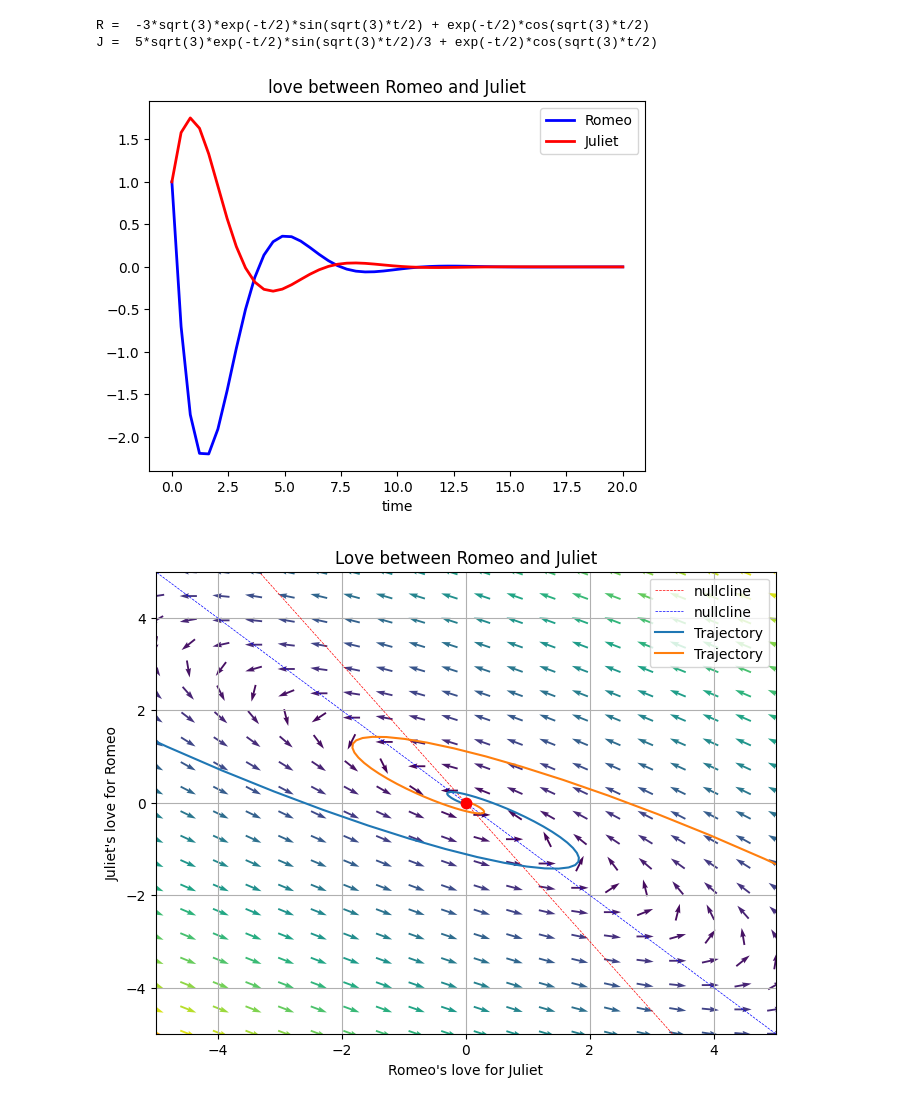
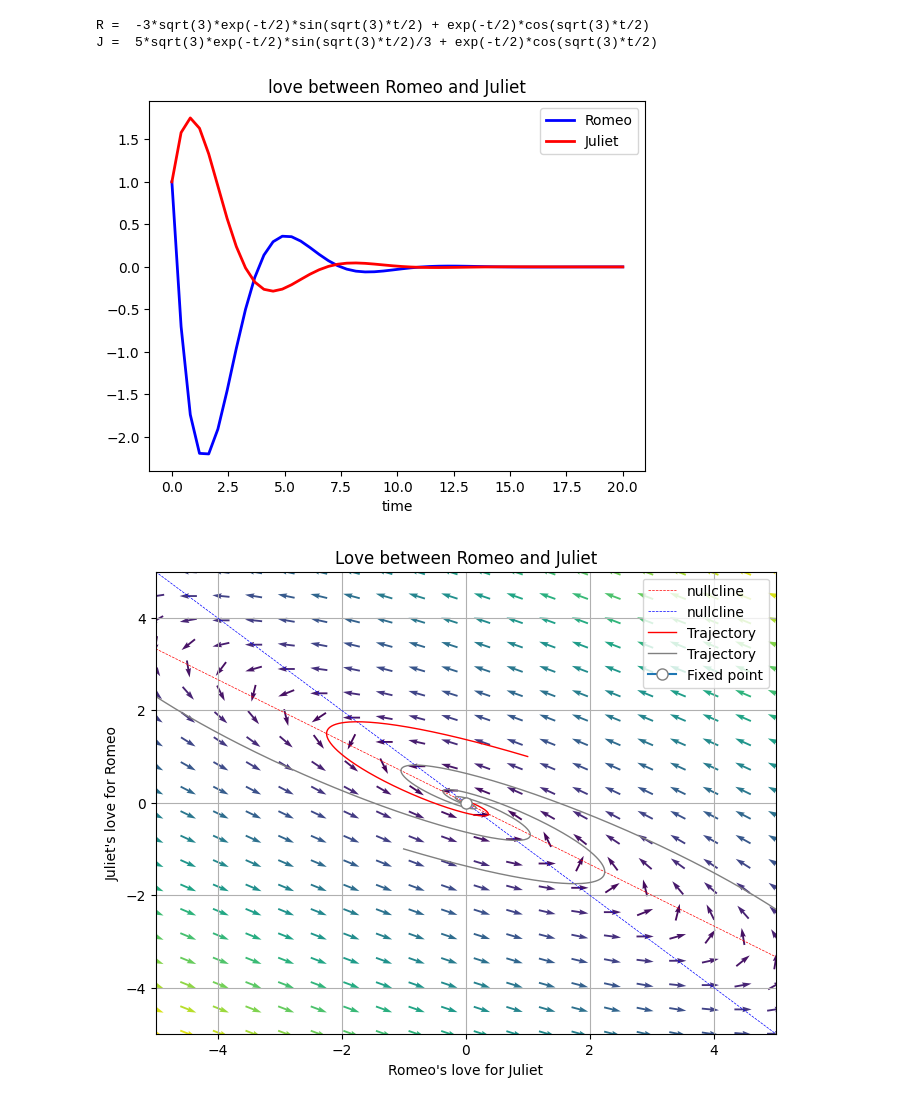
Before and after one commit to NHuyHoangg/MHH213, a Jupyter notebook: t.ipynb, the cells around one changed output. Cells and saved outputs as stored; diff of their text form; code cells hidden in the pictures.

```diff
--- a/t.ipynb
+++ b/t.ipynb
@@ -1,4 +1,5 @@
 # %%
+from turtle import color
 from scipy.integrate import odeint
 import numpy as np
 import matplotlib.pyplot as plt
@@ -48,37 +49,13 @@ y = odeint(love,y0,t)
 plt.plot(t,y[:,0], 'b-', linewidth = 2.0)
 plt.plot(t,y[:,1],'r-', linewidth=2.0)
 plt.xlabel("time")
-# plt.ylabel("y[R,J]")
 plt.title("love between Romeo and Juliet")
 plt.legend(["Romeo","Juliet"])
-# plt.xlim([0, 20])
-# plt.ylim([-100, 100])
 plt.savefig('images/plot.png')
 plt.show()
 
 
 # draw phase portrait
-def f(x,y):
-    return a*x+b*y
-def g(x,y):
-    return c*x+d*y
-
-# initialize lists containing values
-x = []
-y = []
-
-fp = []
-
-def find_fixed_points(r):
-    for x in range(r):
-        for y in range(r):
-            if ((f(x,y) == 0) and (g(x,y) == 0)):
-                fp.append((x,y))
-                # print('The system has a fixed point in %s,%s' % (x,y))
-    return fp
-
-find_fixed_points(10)
-
 fig2 = plt.figure(figsize=(8,6))
 ax4 = fig2.add_subplot(1,1,1)
 
@@ -87,56 +64,70 @@ y = np.arange(0,2,20)
 
 
 # plot nullclines
-ax4.plot([-5*(-a/b),5*(-a/b)],[-5,5], 'r--', lw=0.5, label='nullcline')
-ax4.plot([-5*(-c/d),5*(-c/d)],[-5,5], 'b--', lw=0.5, label='nullcline')
+ax4.plot([-5,5], [-5*(-a/b),5*(-a/b)], 'r--', lw=0.5, label='nullcline')
+ax4.plot([-5,5], [-5*(-c/d),5*(-c/d)], 'b--', lw=0.5, label='nullcline')
 
-values = np.linspace(0.1, 2, 2)
-t = np.linspace(0, 150, 1000)
+
+t = np.linspace(0, 150, 10000)
 
 # Starting point of each trajectory
-P0 = [5,5]
+P0 = [1,1]
 # Integrate system of ODEs to get x and y values
 P = odeint(love, P0, t)
 # Plot each trajectory
 ax4.plot( P[:,0], P[:,1],
         # Assign starting point to trajectory label
-        label='Trajectory' )
-P0 = [-5,-5]
+        label='Trajectory', color = 'red', lw = 1)
+P0 = [-5,5]
 # Integrate system of ODEs to get x and y values
 P = odeint(love, P0, t)
 # Plot each trajectory
 ax4.plot( P[:,0], P[:,1],
         # Assign starting point to trajectory label
-        label='Trajectory' )
+        label='Trajectory', color = 'gray', lw = 1)
 
+P0 = [5,-5]
+# Integrate system of ODEs to get x and y values
+P = odeint(love, P0, t)
+# Plot each trajectory
+ax4.plot( P[:,0], P[:,1],
+        # Assign starting point to trajectory label
+        color = 'gray', lw = 1 )
+
+P0 = [-1,-1]
+# Integrate system of ODEs to get x and y values
+P = odeint(love, P0, t)
+# Plot each trajectory
+ax4.plot( P[:,0], P[:,1],
+        # Assign starting point to trajectory label
+        color = 'gray', lw = 1 )
 
 # plot fixed points
-for point in fp:
-    ax4.plot(point[0],point[1],"red", marker = "o", markersize = 7.5)
+ax4.plot(0, 0, marker="o", markersize=8, markeredgecolor="grey", markerfacecolor="white", label ="Fixed point")
 ax4.set_title("Love between Romeo and Juliet")
 ax4.set_xlabel("Romeo's love for Juliet")
 ax4.set_ylabel("Juliet's love for Romeo")
 ax4.legend(loc='best')
 
 # quiverplot
 # define a grid and compute direction at each point
 x = np.linspace(-5, 5, 20)
 y = np.linspace(-5, 5, 20)
 
 X1 , Y1  = np.meshgrid(x, y)                    # create a grid
 DX1, DY1 = love([X1, Y1])                        # compute growth rate on the grid
 M = (np.hypot(DX1, DY1))                        # norm growth rate
 M[ M == 0] = 1.                                 # avoid zero division errors
 DX1 /= M                                        # normalize each arrows
 DY1 /= M
 
 ax4.quiver(X1, Y1, DX1, DY1, M, pivot='mid')
 ax4.set_xlim(-5,5)
 ax4.set_ylim(-5,5)
 ax4.legend()
 ax4.grid()
 # %% [output]
 R =  -3*sqrt(3)*exp(-t/2)*sin(sqrt(3)*t/2) + exp(-t/2)*cos(sqrt(3)*t/2)
 J =  5*sqrt(3)*exp(-t/2)*sin(sqrt(3)*t/2)/3 + exp(-t/2)*cos(sqrt(3)*t/2)
 [figure]
-[figure, old version]
+[figure, new version]
```
Also changed, not shown: 1 other file.
